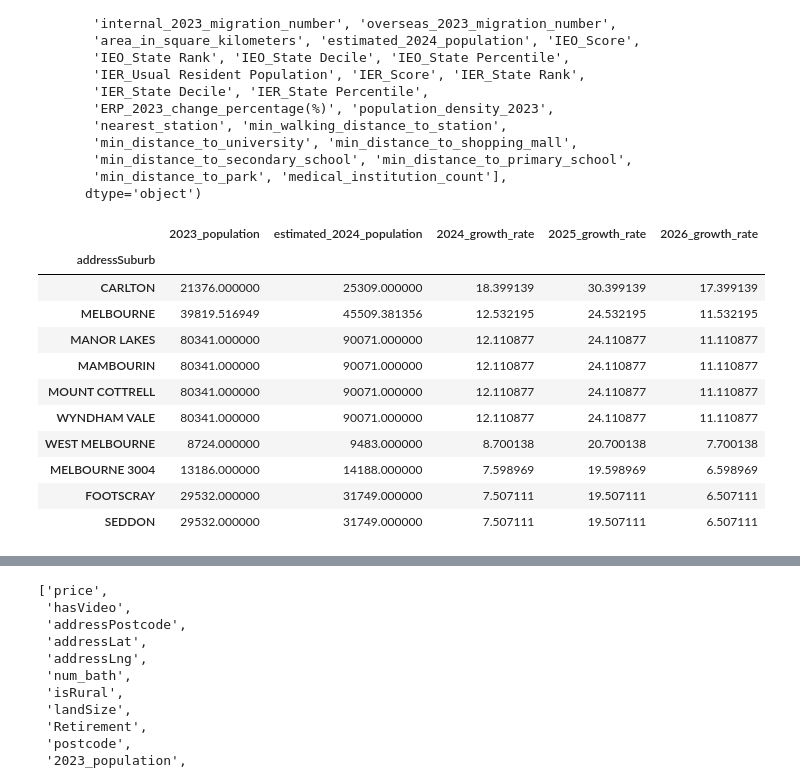
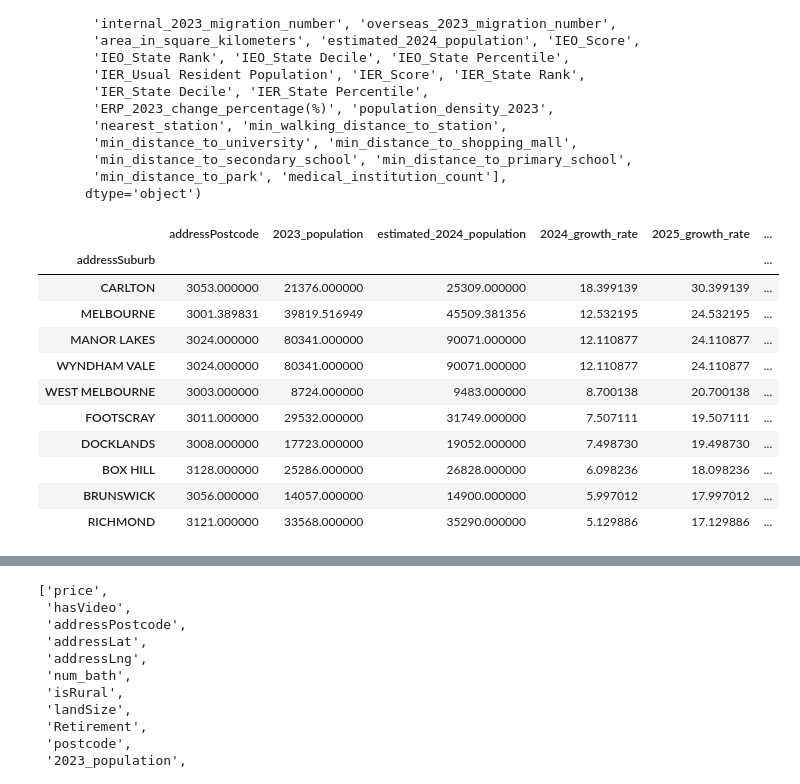
Before and after one commit to MAST30034-AppliedDataScience/project-2-group-real-estate-industry-project-17, a Jupyter notebook: notebooks/growth rate and price.ipynb, the cells around one changed output, grey strips where cells are left out. Saved outputs shown, nothing was run; the diff lists cells and outputs as text; code cells hidden in the pictures.

```diff
--- a/notebooks/growth rate and price.ipynb
+++ b/notebooks/growth rate and price.ipynb
@@ -1,7 +1,7 @@
 # %%
 import pandas as pd
 
-combine_df = pd.read_csv('2_combine_all.csv')
+combine_df = pd.read_csv('../data/curated/combine_all.csv')
 # %%
 combine_df.columns
 # %% [output]
@@ -29,47 +29,47 @@ df['2023_growth_rate'] = df['natural_2023_increase_number'] / df['2023_populatio
 
 
 # Calculate the growth rate
 df['2024_growth_rate'] = (df['estimated_2024_population'] - df['2023_population']) / df['2023_population'] * 100
 
 # Assuming df is your DataFrame and you've already calculated 2024_growth_rate
 
 # Step 1: Calculate the growth factor (1 + growth_rate/100)
 df['2025_growth_factor'] = 1.12 + (df['2024_growth_rate'] / 100)
 
 # Step 2: Estimate population for 2025 and 2026
 df['estimated_2025_population'] = df['estimated_2024_population'] * df['2025_growth_factor']
 
 
 # Step 3: Calculate growth rates for 2025 and 2026
 df['2025_growth_rate'] = (df['estimated_2025_population'] - df['estimated_2024_population']) / df['estimated_2024_population'] * 100
 
 df['2026_growth_factor'] = 0.87 + (df['2025_growth_rate'] / 100)
 df['estimated_2026_population'] = df['estimated_2025_population'] * df['2026_growth_factor']
 df['2026_growth_rate'] = (df['estimated_2026_population'] - df['estimated_2025_population']) / df['estimated_2025_population'] * 100
 
 
 # Select only the relevant columns
-result_df=df[['addressSuburb', '2023_population',
+result_df=df[['addressSuburb', 'addressPostcode', '2023_population',
               'estimated_2024_population', '2024_growth_rate',
               '2025_growth_rate', '2026_growth_rate']]
 
 
 result = result_df.groupby('addressSuburb').mean().sort_values('2024_growth_rate', ascending=False).head(10)
-
+result.to_csv('../data/curated/growrate10.csv', index=False)
 result
 # %% [output]
-|  | 2023_population | estimated_2024_population | 2024_growth_rate | 2025_growth_rate | 2026_growth_rate |
-| addressSuburb |  |  |  |  |  |
-| CARLTON | 21376.000000 | 25309.000000 | 18.399139 | 30.399139 | 17.399139 |
-| MELBOURNE | 39819.516949 | 45509.381356 | 12.532195 | 24.532195 | 11.532195 |
-| MANOR LAKES | 80341.000000 | 90071.000000 | 12.110877 | 24.110877 | 11.110877 |
-| MAMBOURIN | 80341.000000 | 90071.000000 | 12.110877 | 24.110877 | 11.110877 |
-| MOUNT COTTRELL | 80341.000000 | 90071.000000 | 12.110877 | 24.110877 | 11.110877 |
-| WYNDHAM VALE | 80341.000000 | 90071.000000 | 12.110877 | 24.110877 | 11.110877 |
-| WEST MELBOURNE | 8724.000000 | 9483.000000 | 8.700138 | 20.700138 | 7.700138 |
-| MELBOURNE 3004 | 13186.000000 | 14188.000000 | 7.598969 | 19.598969 | 6.598969 |
-| FOOTSCRAY | 29532.000000 | 31749.000000 | 7.507111 | 19.507111 | 6.507111 |
-| SEDDON | 29532.000000 | 31749.000000 | 7.507111 | 19.507111 | 6.507111 |
+|  | addressPostcode | 2023_population | estimated_2024_population | 2024_growth_rate | 2025_growth_rate | ... |
+| addressSuburb |  |  |  |  |  | ... |
+| CARLTON | 3053.000000 | 21376.000000 | 25309.000000 | 18.399139 | 30.399139 | ... |
+| MELBOURNE | 3001.389831 | 39819.516949 | 45509.381356 | 12.532195 | 24.532195 | ... |
+| MANOR LAKES | 3024.000000 | 80341.000000 | 90071.000000 | 12.110877 | 24.110877 | ... |
+| WYNDHAM VALE | 3024.000000 | 80341.000000 | 90071.000000 | 12.110877 | 24.110877 | ... |
+| WEST MELBOURNE | 3003.000000 | 8724.000000 | 9483.000000 | 8.700138 | 20.700138 | ... |
+| FOOTSCRAY | 3011.000000 | 29532.000000 | 31749.000000 | 7.507111 | 19.507111 | ... |
+| DOCKLANDS | 3008.000000 | 17723.000000 | 19052.000000 | 7.498730 | 19.498730 | ... |
+| BOX HILL | 3128.000000 | 25286.000000 | 26828.000000 | 6.098236 | 18.098236 | ... |
+| BRUNSWICK | 3056.000000 | 14057.000000 | 14900.000000 | 5.997012 | 17.997012 | ... |
+| RICHMOND | 3121.000000 | 33568.000000 | 35290.000000 | 5.129886 | 17.129886 | ... |
 # %%
 
 import matplotlib.pyplot as plt
```
Also changed, not shown: parts of 4 cells of this notebook, 4 other files.
